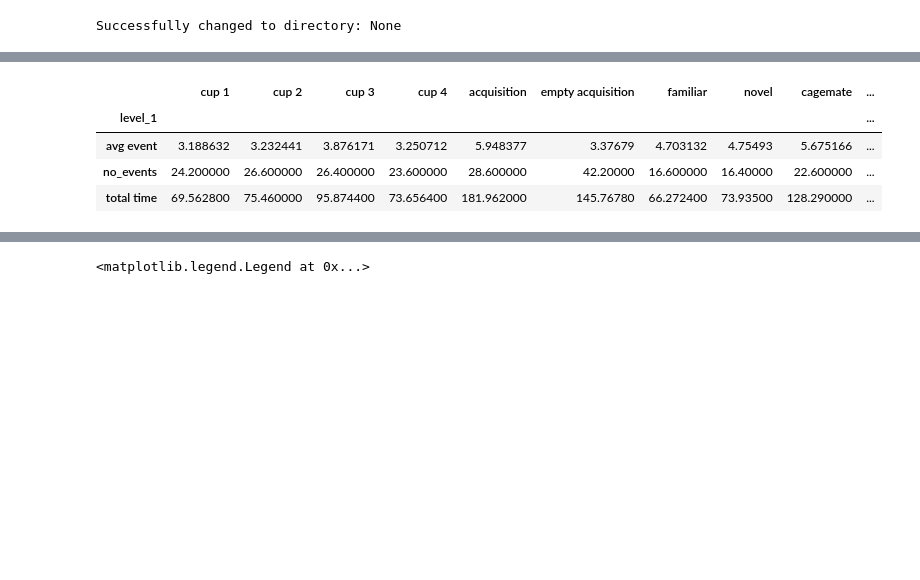
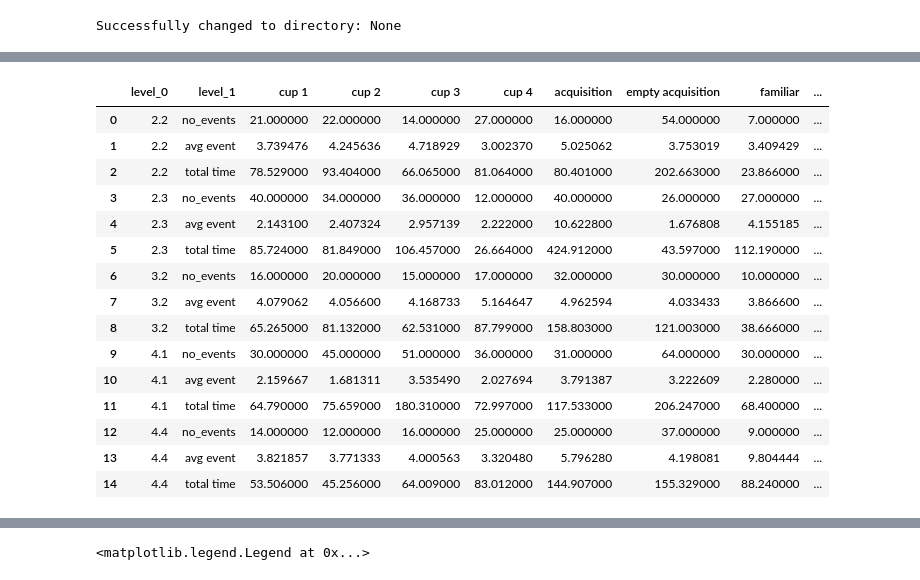
Before and after one commit to tomHep10/diff_fam_social_memory_ephys, a Jupyter notebook: pilot2/cups_phase4/cups2_behavior_analysis.ipynb, the cells around one changed output, grey strips where cells are left out. Cells and saved outputs as stored; diff of their text form; code cells hidden in the pictures; blank space fills up the shorter version.

```diff
--- a/pilot2/cups_phase4/cups2_behavior_analysis.ipynb
+++ b/pilot2/cups_phase4/cups2_behavior_analysis.ipynb
@@ -275,17 +269,28 @@ print(data_points.shape)
 # %%
 event_overview = pd.concat({k: pd.DataFrame(v) for k, v in event_info.items()}, axis=0)
 event_overview = event_overview.reset_index()
 event_dict_keys
 event_overview
 event_temp = event_overview.drop('level_0', axis = 1)
 event_overview_averages = event_temp.groupby('level_1').mean()
-event_overview_averages
+event_overview
 # %% [output]
-|  | cup 1 | cup 2 | cup 3 | cup 4 | acquisition | empty acquisition | familiar | novel | cagemate | ... |
-| level_1 |  |  |  |  |  |  |  |  |  | ... |
-| avg event | 3.188632 | 3.232441 | 3.876171 | 3.250712 | 5.948377 | 3.37679 | 4.703132 | 4.75493 | 5.675166 | ... |
-| no_events | 24.200000 | 26.600000 | 26.400000 | 23.600000 | 28.600000 | 42.20000 | 16.600000 | 16.40000 | 22.600000 | ... |
-| total time | 69.562800 | 75.460000 | 95.874400 | 73.656400 | 181.962000 | 145.76780 | 66.272400 | 73.93500 | 128.290000 | ... |
+|  | level_0 | level_1 | cup 1 | cup 2 | cup 3 | cup 4 | acquisition | empty acquisition | familiar | ... |
+| 0 | 2.2 | no_events | 21.000000 | 22.000000 | 14.000000 | 27.000000 | 16.000000 | 54.000000 | 7.000000 | ... |
+| 1 | 2.2 | avg event | 3.739476 | 4.245636 | 4.718929 | 3.002370 | 5.025062 | 3.753019 | 3.409429 | ... |
+| 2 | 2.2 | total time | 78.529000 | 93.404000 | 66.065000 | 81.064000 | 80.401000 | 202.663000 | 23.866000 | ... |
+| 3 | 2.3 | no_events | 40.000000 | 34.000000 | 36.000000 | 12.000000 | 40.000000 | 26.000000 | 27.000000 | ... |
+| 4 | 2.3 | avg event | 2.143100 | 2.407324 | 2.957139 | 2.222000 | 10.622800 | 1.676808 | 4.155185 | ... |
+| 5 | 2.3 | total time | 85.724000 | 81.849000 | 106.457000 | 26.664000 | 424.912000 | 43.597000 | 112.190000 | ... |
+| 6 | 3.2 | no_events | 16.000000 | 20.000000 | 15.000000 | 17.000000 | 32.000000 | 30.000000 | 10.000000 | ... |
+| 7 | 3.2 | avg event | 4.079062 | 4.056600 | 4.168733 | 5.164647 | 4.962594 | 4.033433 | 3.866600 | ... |
+| 8 | 3.2 | total time | 65.265000 | 81.132000 | 62.531000 | 87.799000 | 158.803000 | 121.003000 | 38.666000 | ... |
+| 9 | 4.1 | no_events | 30.000000 | 45.000000 | 51.000000 | 36.000000 | 31.000000 | 64.000000 | 30.000000 | ... |
+| 10 | 4.1 | avg event | 2.159667 | 1.681311 | 3.535490 | 2.027694 | 3.791387 | 3.222609 | 2.280000 | ... |
+| 11 | 4.1 | total time | 64.790000 | 75.659000 | 180.310000 | 72.997000 | 117.533000 | 206.247000 | 68.400000 | ... |
+| 12 | 4.4 | no_events | 14.000000 | 12.000000 | 16.000000 | 25.000000 | 25.000000 | 37.000000 | 9.000000 | ... |
+| 13 | 4.4 | avg event | 3.821857 | 3.771333 | 4.000563 | 3.320480 | 5.796280 | 4.198081 | 9.804444 | ... |
+| 14 | 4.4 | total time | 53.506000 | 45.256000 | 64.009000 | 83.012000 | 144.907000 | 155.329000 | 88.240000 | ... |
 # %%
 event_total_time = event_overview[event_overview['level_1'] == 'total time']
 event_cup_time_averages = {}
```
Also changed, not shown: parts of 13 cells of this notebook, 2 other files.
